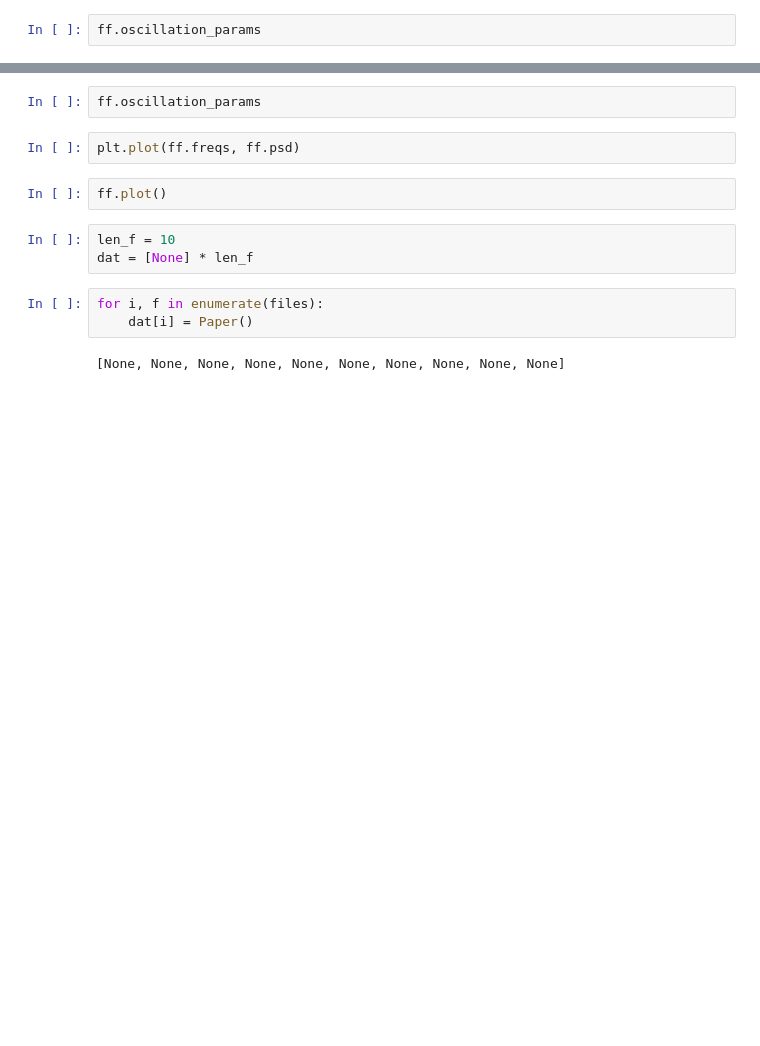
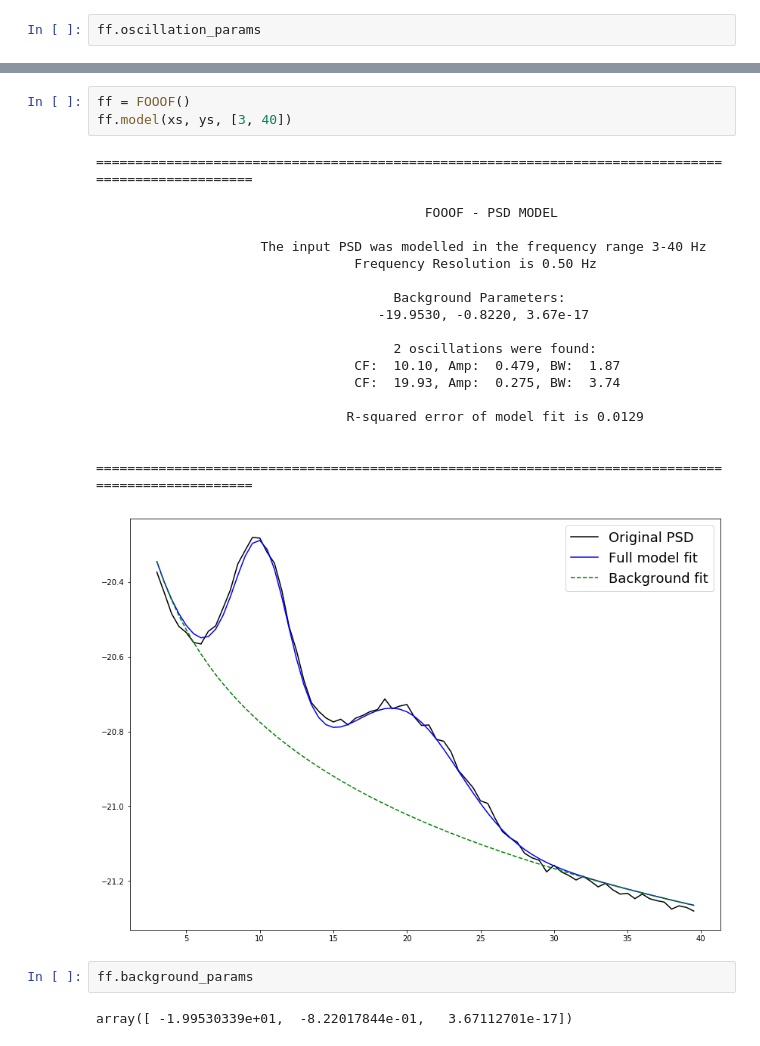
Before and after one commit to fooof-tools/fooof, a Jupyter notebook: OOP_fooof.ipynb, the cells around one changed output, grey strips where cells are left out. Drawn from its saved outputs; the diff is of its cells as text; blank space fills up the shorter version.

```diff
--- a/OOP_fooof.ipynb
+++ b/OOP_fooof.ipynb
@@ -184,14 +181,26 @@ for i, osc in enumerate(ff.oscillation_params):
+# %%
+ff = FOOOF()
+ff.model(xs, ys, [3, 40])
+# %% [output]
+====================================================================================================
+
+                                          FOOOF - PSD MODEL
+
+                     The input PSD was modelled in the frequency range 3-40 Hz
+                                 Frequency Resolution is 0.50 Hz
+
+                                      Background Parameters:
+                                    -19.9530, -0.8220, 3.67e-17
+
+                                      2 oscillations were found:
+                                 CF:  10.10, Amp:  0.479, BW:  1.87
+                                 CF:  19.93, Amp:  0.275, BW:  3.74
+
+                                R-squared error of model fit is 0.0129
+
+ ====================================================================================================
+[figure, added]
 # %%
-ff.oscillation_params
+ff.background_params
+# %% [output]
+array([ -1.99530339e+01,  -8.22017844e-01,   3.67112701e-17])
-# %%
-plt.plot(ff.freqs, ff.psd)
-# %%
-ff.plot()
-# %%
-len_f = 10
-dat = [None] * len_f
-# %%
-for i, f in enumerate(files):
-    dat[i] = Paper()
-# %% [output]
-[None, None, None, None, None, None, None, None, None, None]
```
Also changed, not shown: parts of 50 cells of this notebook.
